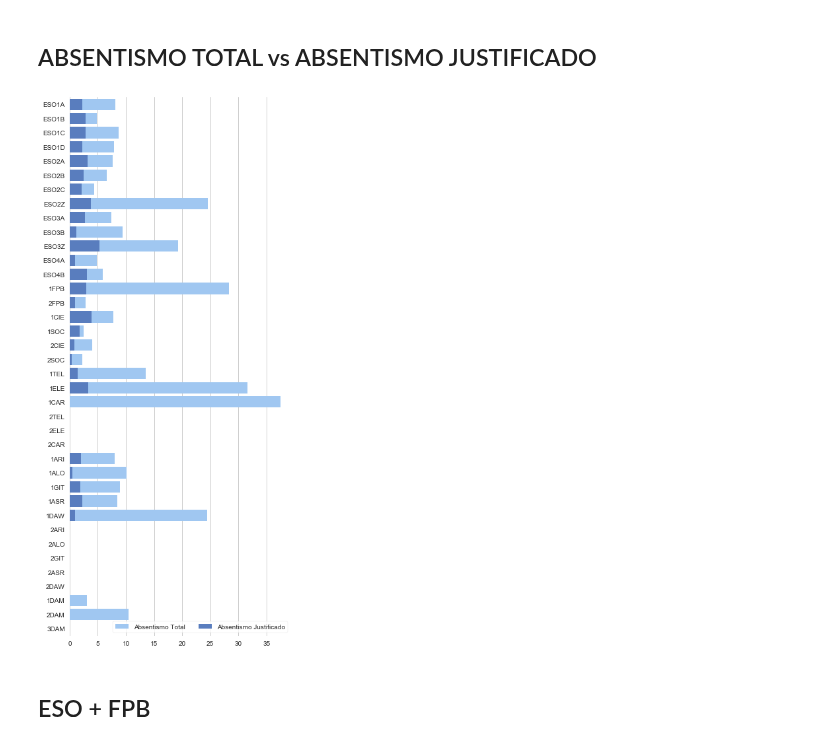
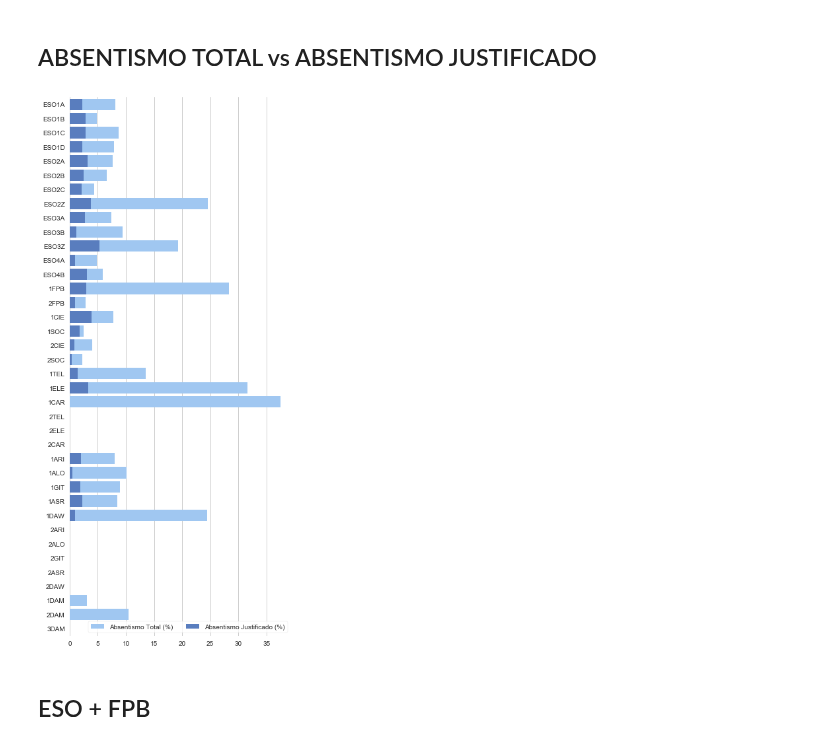
Before and after one commit to iespuertodelacruz/analitica, a Jupyter notebook: C1718/E3.ipynb, the cells around one changed output. Cells and saved outputs as stored; diff of their text form; code cells hidden in the pictures.

Commit message:
Fix some legends

```diff
--- a/C1718/E3.ipynb
+++ b/C1718/E3.ipynb
@@ -401,9 +401,9 @@ plt.tick_params(top="off", bottom="off", left="off",
 ## ABSENTISMO TOTAL vs ABSENTISMO JUSTIFICADO
 # %%
 stacked_chart(dfc.reset_index(), "grupo", "absentismo",
-              "absentismo_justificado", "Absentismo Total", "Absentismo Justificado")
+              "absentismo_justificado", "Absentismo Total (%)", "Absentismo Justificado (%)")
 # %% [output]
-[figure, old version]
+[figure, new version]
 # %% [markdown]
 ## ESO + FPB
 # %%
```
Also changed, not shown: parts of 1 cell of this notebook.
